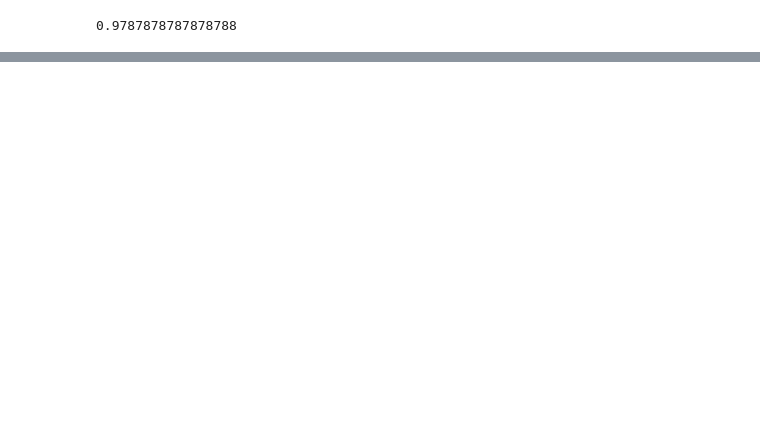
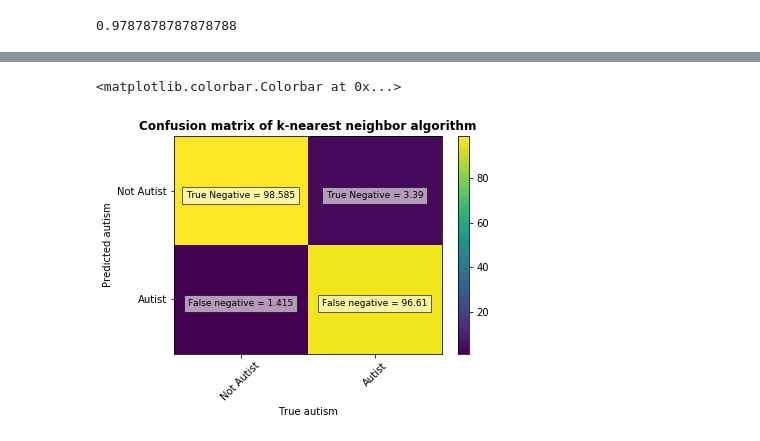
Before and after one commit to clempichon/PCBS_autism, a Jupyter notebook: project.ipynb, the cells around one changed output, grey strips where cells are left out. Saved outputs shown, nothing was run; the diff lists cells and outputs as text; code cells hidden in the pictures; blank space fills up the shorter version.

```diff
--- a/project.ipynb
+++ b/project.ipynb
@@ -390,0 +397,32 @@ np.sum((np.array(y_test) == 1) & (y_pred == 0))/np.sum(np.array(y_test) == 1)
+# %%
+# Confusion matrix
+false_negative=np.sum((np.array(y_test) == 1) & (y_pred == 0))/np.sum(np.array(y_test) == 1)
+true_negative=np.sum((np.array(y_test) == 0) & (y_pred == 0))/np.sum(np.array(y_test) == 0)
+true_positive=np.sum((np.array(y_test) == 1) & (y_pred == 1))/np.sum(np.array(y_test) == 1)
+false_positive=np.sum((np.array(y_test) == 0) & (y_pred == 1))/np.sum(np.array(y_test) == 0)
+
+# I create a matrix in percentage, with only three decimals, to be more readable
+percent_matrix=np.round(np.array([[true_negative, false_negative], [false_positive, true_positive]])*100, 3)
+
+# I plot the values and what they correspond to upon the plot
+s = [['True Negative','False negative'], ['False positive', 'True positive']]
+for i in range(2):
+    for j in range(2):
+        plt.text(j,i, str(s[0][i])+" = "+ str(percent_matrix[i][j]), ha='center',va='top', bbox=dict(facecolor='white', alpha=0.6), fontsize=9)
+
+# I set the labels of the axis and the title of the plot
+plt.ylabel('Predicted autism')
+plt.xlabel('True autism')
+plt.title('Confusion matrix of k-nearest neighbor algorithm', fontdict = {'weight' : 'bold','size': 12})
+
+# I set the x-ticks and y-ticks
+classNames = ['Not Autist','Autist']
+plt.xticks(np.arange(2), classNames, rotation=45)
+plt.yticks(np.arange(2), classNames)
+
+# I show the matrix
+plt.imshow(percent_matrix, aspect='auto')
+plt.colorbar()
+# %% [output]
+<matplotlib.colorbar.Colorbar at 0x...>
+[figure, added]
```
Also changed, not shown: parts of 22 cells of this notebook, 3 other files.
